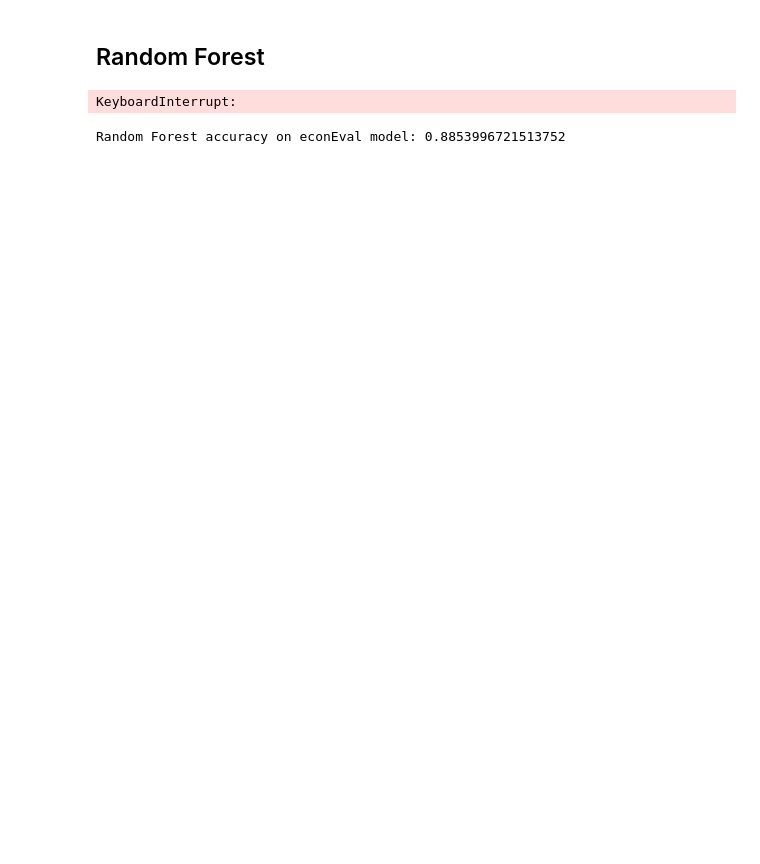
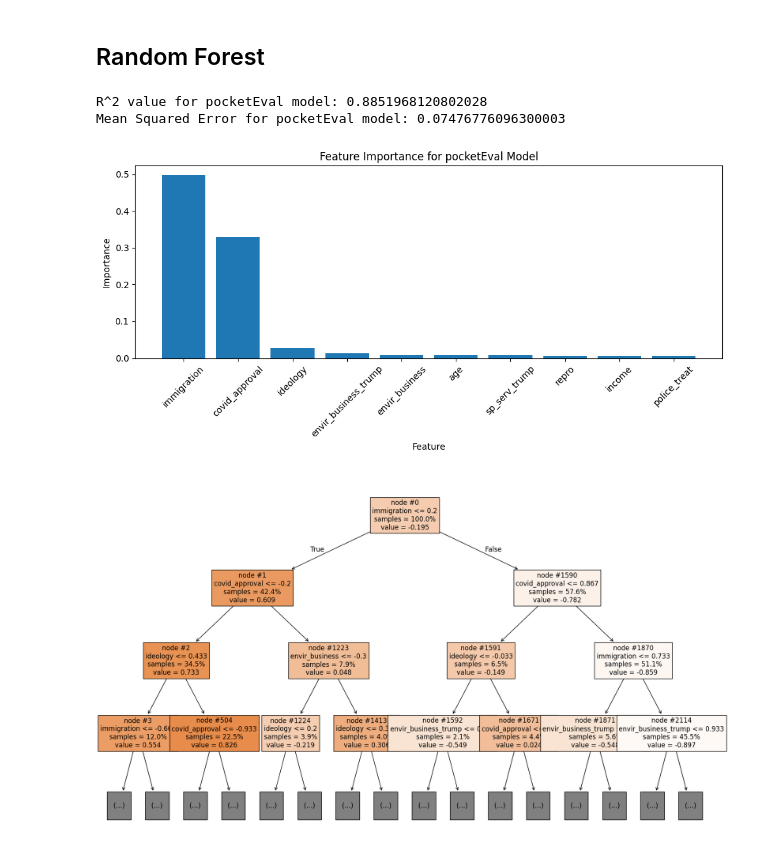
Before and after one commit to abeckler21/ecma31330-final, a Jupyter notebook: project.ipynb, the cells around one changed output. Cells and saved outputs as stored; diff of their text form; code cells hidden in the pictures; blank space fills up the shorter version.

Commit message:
adding updated rf with graphs

```diff
--- a/project.ipynb
+++ b/project.ipynb
@@ -370,36 +371,47 @@ R^2 value for econEval model: 0.8821813125749569
 # %% [markdown]
 ## Random Forest
-# %%
-# run a Random Forest on pocketEval test data and covariates
-rf_pocket = RandomForestRegressor(n_estimators=500, random_state=25)
-y_train_pocket = y_train_pocket.values.ravel()
-rf_pocket.fit(X_pocket_cov_train, y_train_pocket)
-
-feature_importance_pocket = pd.DataFrame({
-    "Feature": X_pocket_cov.columns,
-    "Importance": rf_pocket.feature_importances_
-}).sort_values(by="Importance", ascending=False)
-feature_importance_pocket.head(10)
-
-# get random forest prediction accuracy on pocket test
-rf_pocket.score(X_pocket_cov_test, y_test_pocket)
-print('Random Forest accuracy on pocketEval model:', rf_pocket.score(X_pocket_cov_test, y_test_pocket))
-# %% [output]
-KeyboardInterrupt:
-# %%
-# run a Random Forest on econEval and covariates
-rf_econ = RandomForestRegressor(n_estimators=500, random_state=25)
-y_train_econ = y_train_econ.values.ravel()
-rf_econ.fit(X_econ_cov_train, y_train_econ)
-
-feature_importance_econ = pd.DataFrame({
-    "Feature": X_econ_cov.columns,
-    "Importance": rf_econ.feature_importances_
-}).sort_values(by="Importance", ascending=False)
-feature_importance_econ.head(10)
-
-# get random forest prediction accuracy on econ test
-rf_econ.score(X_econ_cov_test, y_test_econ)
-print('Random Forest accuracy on econEval model:', rf_econ.score(X_econ_cov_test, y_test_econ))
-# %% [output]
-Random Forest accuracy on econEval model: 0.8853996721513752
+# %%
+# run a Random Forest on pocketEval test data and covariates
+rf_pocket = RandomForestRegressor(n_estimators=500, random_state=25)
+y_train_pocket_1d = y_train_pocket.values.ravel()
+rf_pocket.fit(X_pocket_cov_train, y_train_pocket_1d)
+
+feature_importance_pocket = pd.DataFrame({
+    "Feature": X_pocket_cov.columns,
+    "Importance": rf_pocket.feature_importances_
+}).sort_values(by="Importance", ascending=False)
+# feature_importance_pocket.head(10)
+
+# print important info for evaluating the pocketEval model
+print('R^2 value for pocketEval model:', r2_score(y_test_pocket, rf_pocket.predict(X_pocket_cov_test)))
+y_test_pocket_1d = y_test_pocket.values.ravel()
+mse_pocket = np.mean((y_test_pocket_1d - rf_pocket.predict(X_pocket_cov_test)) ** 2)
+print('Mean Squared Error for pocketEval model:', mse_pocket)
+
+# images of the random forest feature importances for pocketEval
+plt.figure(figsize=(10, 5))
+plt.bar(feature_importance_pocket['Feature'][:10], feature_importance_pocket['Importance'][:10])
+plt.title('Feature Importance for pocketEval Model')
+plt.xlabel('Feature')
+plt.ylabel('Importance')
+plt.xticks(rotation=45)
+plt.tight_layout()
+plt.savefig('outputs/pocket_feature_importance.png')
+
+# create a tree based on immigration split
+single_tree = rf_pocket.estimators_[0]
+feature_names = X_pocket_cov.columns
+immigration_index = np.where(feature_names == 'immigration')[0][0]
+tree = single_tree.tree_
+split_nodes = np.where(tree.feature == immigration_index)[0]
+if len(split_nodes) > 0:
+    root_node = split_nodes[0]
+    plt.figure(figsize=(20, 12), dpi=100)  # Increase figure size and resolution
+    plot_tree(single_tree, feature_names=feature_names, filled=True, impurity=False,
+            proportion=True, node_ids=True, max_depth=3, fontsize=12)  # Increase font size
+    plt.savefig('outputs/pocket_tree.png')
+# %% [output]
+R^2 value for pocketEval model: 0.8851968120802028
+Mean Squared Error for pocketEval model: 0.07476776096300003
+[figure, added]
+[figure, added]
```
Also changed, not shown: parts of 8 cells of this notebook, 6 other files.
